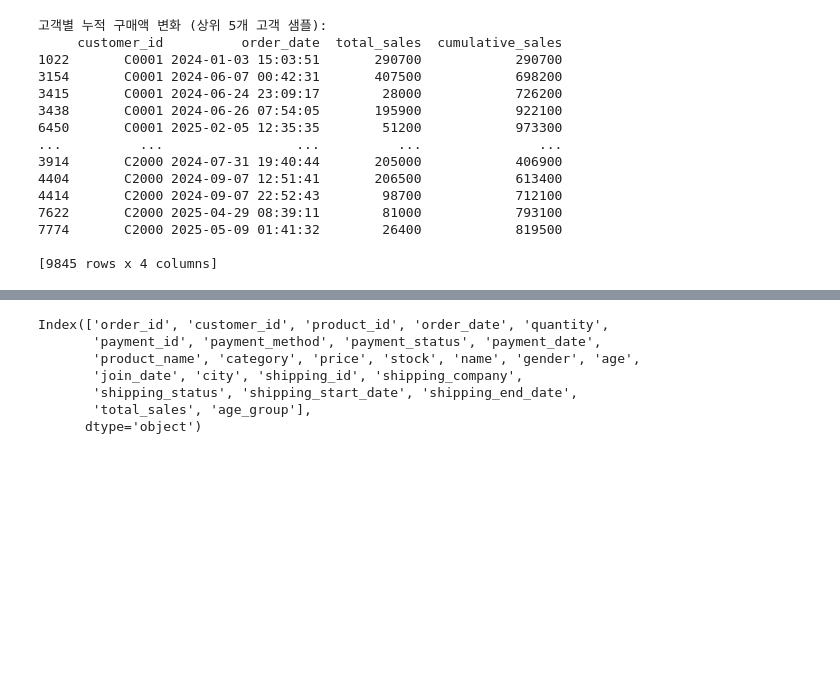
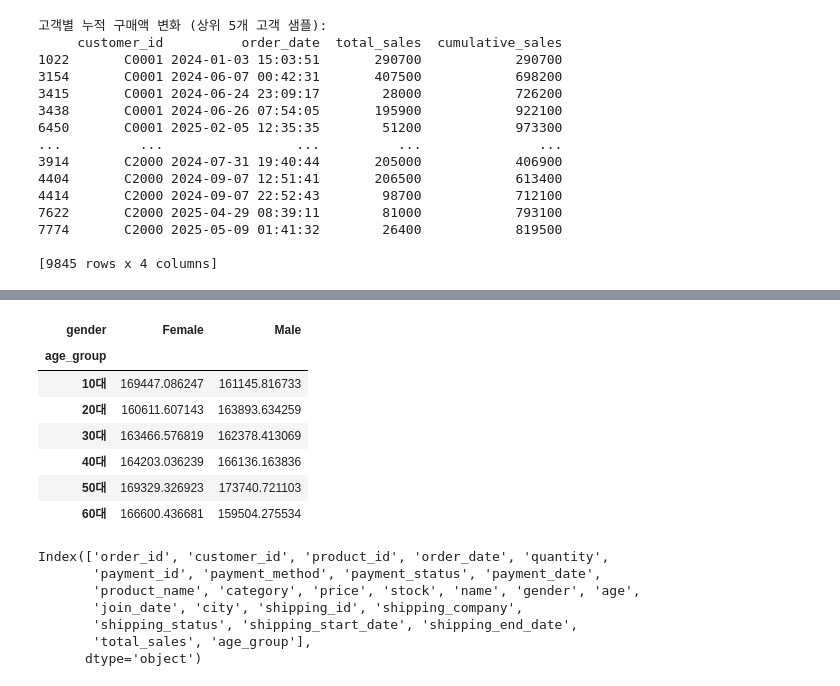
Before and after one commit to Happy-o3ov/big20-python-project1-team3, a Jupyter notebook: 판다스 실습문제/데이터프로세싱/Solution/02 고객분석.ipynb, the cells around one changed output, grey strips where cells are left out. Cells and saved outputs as stored; diff of their text form; code cells hidden in the pictures; blank space fills up the shorter version.

```diff
--- a/판다스 실습문제/데이터프로세싱/Solution/02 고객분석.ipynb
+++ b/판다스 실습문제/데이터프로세싱/Solution/02 고객분석.ipynb
@@ -374,3 +362,39 @@ print(df_sorted)
+# %%
+# 나와야 하는거 성별, 연령대, 평균 주문액, 시각화
+# 있는거 성별, 연령대
+# 없는거 평균 주문액
+
+
+# 1. 성별 + 연령대별 평균 주문액(AOV) 계산
+# aov = df.groupby(['gender', 'age_group'])['total_sales'].mean().reset_index()
+
+# # 정렬
+# aov = aov.sort_values(['gender','age_group'])
+# display(aov.head(10))
+
+# 성별 + 연령대별 평균 주문액(AOV) 계산, 정렬 후 출력
+aov = df.groupby(['gender', 'age_group'])['total_sales'].mean().reset_index().sort_values(['gender', 'age_group'])
+
+
+# 2. 시각화
+# 피벗 테이블 생성
+pivot_aov = aov.pivot_table(
+    index='age_group', # 행(세로축): 연령대
+    columns='gender', # 열(가로축) : 성별
+    values='total_sales', # 표시할 값 (평균 주문액)
+    aggfunc='mean' # 평균값 계산
+)
+
+display(pivot_aov)
+# %% [output]
+| gender | Female | Male |
+| age_group |  |  |
+| 10대 | 169447.086247 | 161145.816733 |
+| 20대 | 160611.607143 | 163893.634259 |
+| 30대 | 163466.576819 | 162378.413069 |
+| 40대 | 164203.036239 | 166136.163836 |
+| 50대 | 169329.326923 | 173740.721103 |
+| 60대 | 166600.436681 | 159504.275534 |
 # %%
 df.columns
 # %% [output]
```
Also changed, not shown: parts of 3 cells of this notebook.
